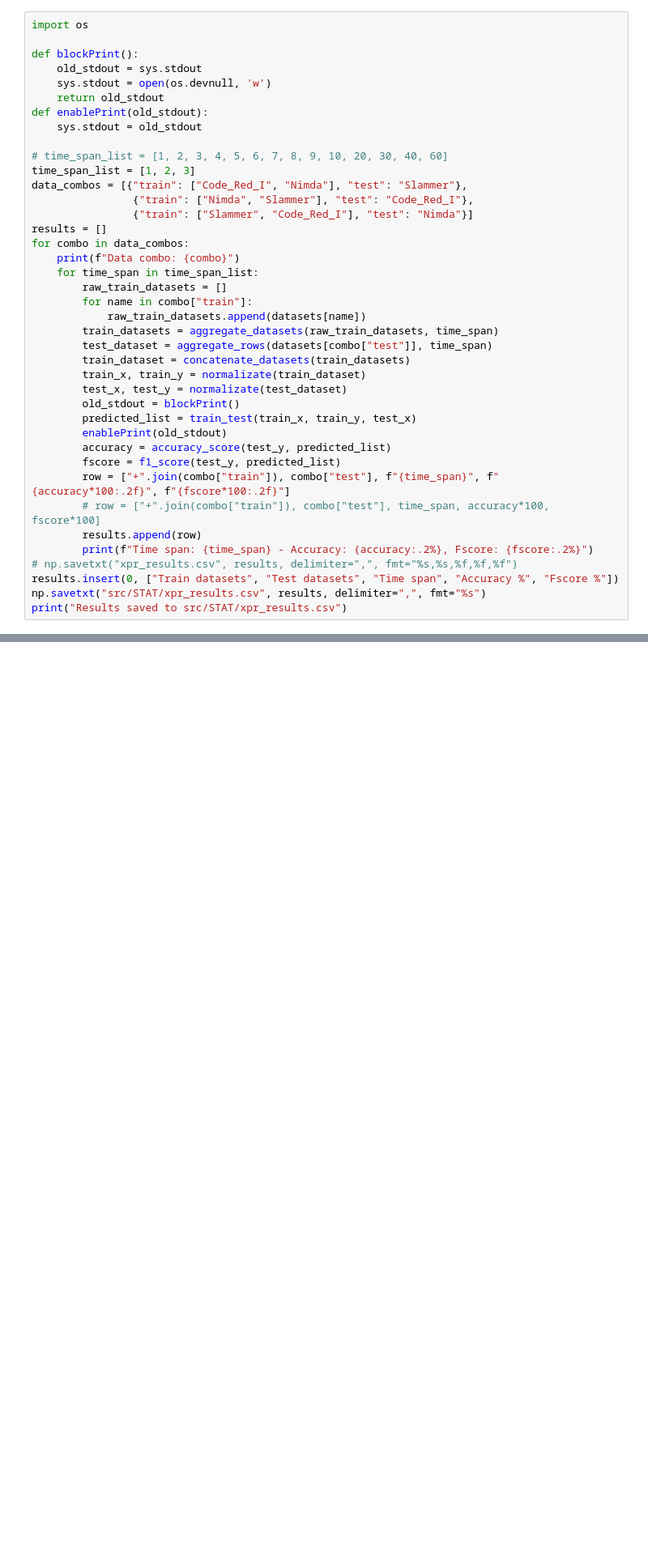
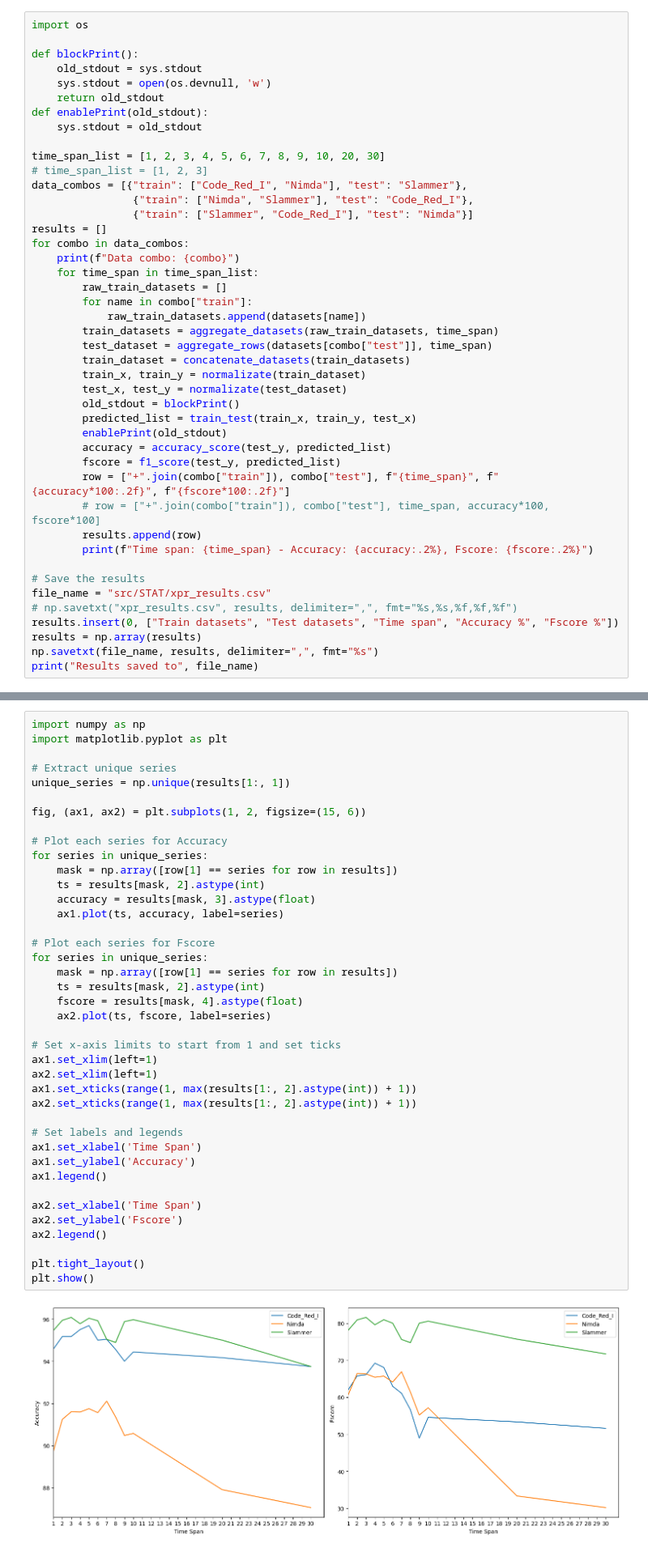
Before and after one commit to biganiseed/CyberDefense, a Jupyter notebook: xpr_BLS_historical.ipynb, the cells around one changed output, grey strips where cells are left out. Shown at 81% size. Cells and saved outputs as stored; diff of their text form; blank space fills up the shorter version.

Commit message:
Add plot

```diff
--- a/xpr_BLS_historical.ipynb
+++ b/xpr_BLS_historical.ipynb
@@ -276,8 +278,8 @@ def blockPrint():
 def enablePrint(old_stdout):
     sys.stdout = old_stdout
 
-# time_span_list = [1, 2, 3, 4, 5, 6, 7, 8, 9, 10, 20, 30, 40, 60]
-time_span_list = [1, 2, 3]
+time_span_list = [1, 2, 3, 4, 5, 6, 7, 8, 9, 10, 20, 30]
+# time_span_list = [1, 2, 3]
 data_combos = [{"train": ["Code_Red_I", "Nimda"], "test": "Slammer"},
                 {"train": ["Nimda", "Slammer"], "test": "Code_Red_I"},
                 {"train": ["Slammer", "Code_Red_I"], "test": "Nimda"}]
@@ -302,10 +304,14 @@ for combo in data_combos:
         # row = ["+".join(combo["train"]), combo["test"], time_span, accuracy*100, fscore*100]
         results.append(row)
         print(f"Time span: {time_span} - Accuracy: {accuracy:.2%}, Fscore: {fscore:.2%}")
+
+# Save the results
+file_name = "src/STAT/xpr_results.csv"
 # np.savetxt("xpr_results.csv", results, delimiter=",", fmt="%s,%s,%f,%f,%f")
 results.insert(0, ["Train datasets", "Test datasets", "Time span", "Accuracy %", "Fscore %"])
-np.savetxt("src/STAT/xpr_results.csv", results, delimiter=",", fmt="%s")
-print("Results saved to src/STAT/xpr_results.csv")
+results = np.array(results)
+np.savetxt(file_name, results, delimiter=",", fmt="%s")
+print("Results saved to", file_name)
 # %% [output]
 Data combo: {'train': ['Code_Red_I', 'Nimda'], 'test': 'Slammer'}
 Time span: 1 - Accuracy: 95.46%, Fscore: 78.13%
@@ -322,0 +335,42 @@ Results saved to src/STAT/xpr_results.csv
+# %%
+import numpy as np
+import matplotlib.pyplot as plt
+
+# Extract unique series
+unique_series = np.unique(results[1:, 1])
+
+fig, (ax1, ax2) = plt.subplots(1, 2, figsize=(15, 6))
+
+# Plot each series for Accuracy
+for series in unique_series:
+    mask = np.array([row[1] == series for row in results])
+    ts = results[mask, 2].astype(int)
+    accuracy = results[mask, 3].astype(float)
+    ax1.plot(ts, accuracy, label=series)
+
+# Plot each series for Fscore
+for series in unique_series:
+    mask = np.array([row[1] == series for row in results])
+    ts = results[mask, 2].astype(int)
+    fscore = results[mask, 4].astype(float)
+    ax2.plot(ts, fscore, label=series)
+
+# Set x-axis limits to start from 1 and set ticks
+ax1.set_xlim(left=1)
+ax2.set_xlim(left=1)
+ax1.set_xticks(range(1, max(results[1:, 2].astype(int)) + 1))
+ax2.set_xticks(range(1, max(results[1:, 2].astype(int)) + 1))
+
+# Set labels and legends
+ax1.set_xlabel('Time Span')
+ax1.set_ylabel('Accuracy')
+ax1.legend()
+
+ax2.set_xlabel('Time Span')
+ax2.set_ylabel('Fscore')
+ax2.legend()
+
+plt.tight_layout()
+plt.show()
+# %% [output]
+[figure, added]
```
Also changed, not shown: parts of 4 cells of this notebook, 1 other file.
